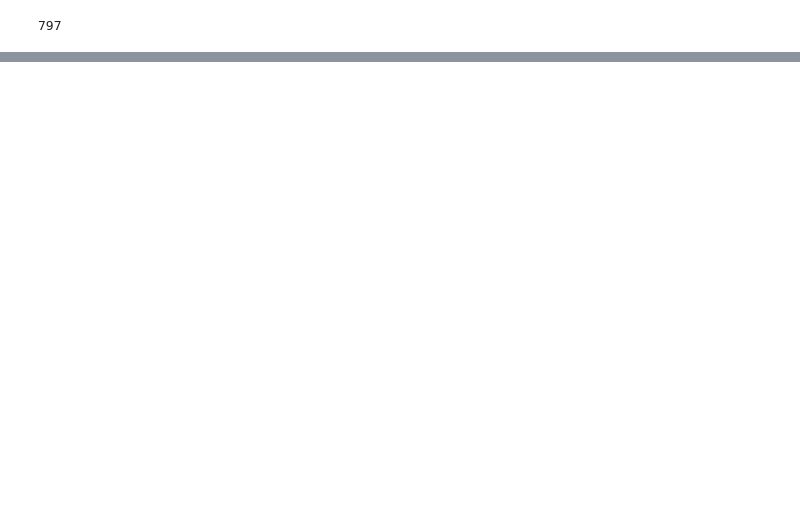
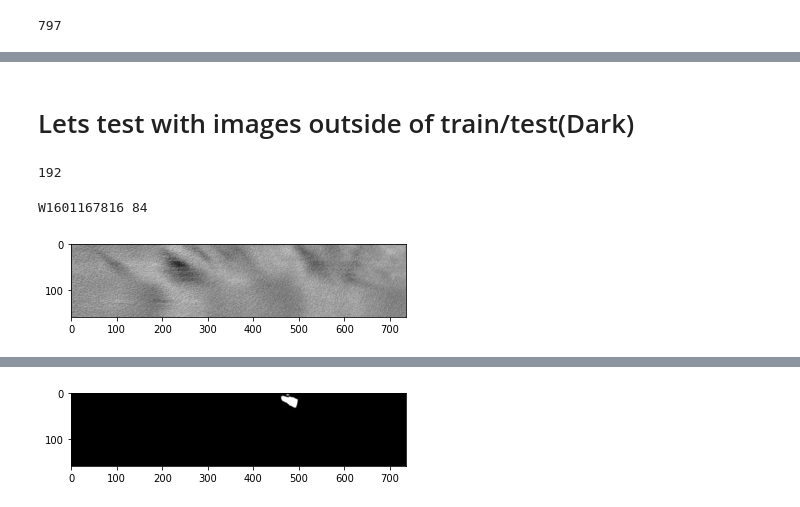
Before and after one commit to Yugadeep/Spokes_ML, a Jupyter notebook: step_by_step.ipynb, the cells around one changed output, grey strips where cells are left out. Cells and saved outputs as stored; diff of their text form; code cells hidden in the pictures; blank space fills up the shorter version.

```diff
--- a/step_by_step.ipynb
+++ b/step_by_step.ipynb
@@ -238,0 +236,46 @@ W1630832657.png
+# %% [markdown]
+# Lets test with images outside of train/test(Dark)
+# %%
+dark_remaining_dataset = sorted(glob.glob("../datasets/"+"dark_spokes_no_training/*.png"), key=get_order)
+len(dark_remaining_dataset)
+# %% [output]
+192
+# %%
+dark_remaining_test = []
+dark_filenames = []
+
+for dark_img_path in dark_remaining_dataset:
+    dark_filenames.append(dark_img_path.split("/")[-1])
+    img = cv2.imread(dark_img_path, cv2.IMREAD_GRAYSCALE)
+    dark_remaining_test.append(img)
+# %%
+dark_remaining_test = normalize(np.array(dark_remaining_test), axis=1)
+# %%
+for filename, img in zip(dark_filenames[80:90], dark_remaining_test[80:90]):
+    # img = dark_remaining_test[84]
+    # filename = dark_filenames[84]
+    print(filename, dark_filenames.index(filename))
+
+
+
+    plt.imshow(img, cmap="gray")
+    plt.show()
+    img = img.reshape((1, 160, 736))
+
+
+
+    prediction = model.predict(img)
+    prediction = prediction.reshape((160, 736))
+
+    plt.imshow(prediction, cmap='gray')
+    plt.show()
+
+    # plt.imsave(fname=f"testing/dark_spoke_examples/dark_{'W1601167816'}_result.png", arr=prediction, cmap='gray', format='png')
+
+
+
+    prediction = []
+    # break
+# %% [output]
+W1601167816 84
+[figure, added]
@@ -238,0 +283 @@ W1630832657.png
+[figure, added]
```
Also changed, not shown: parts of 29 cells of this notebook, 4 other files.
